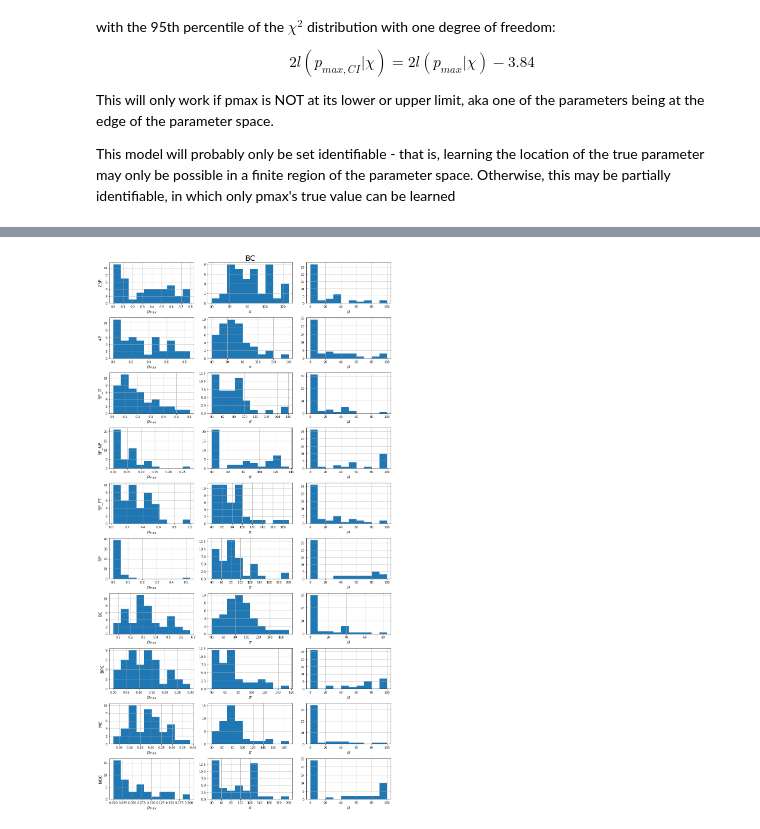
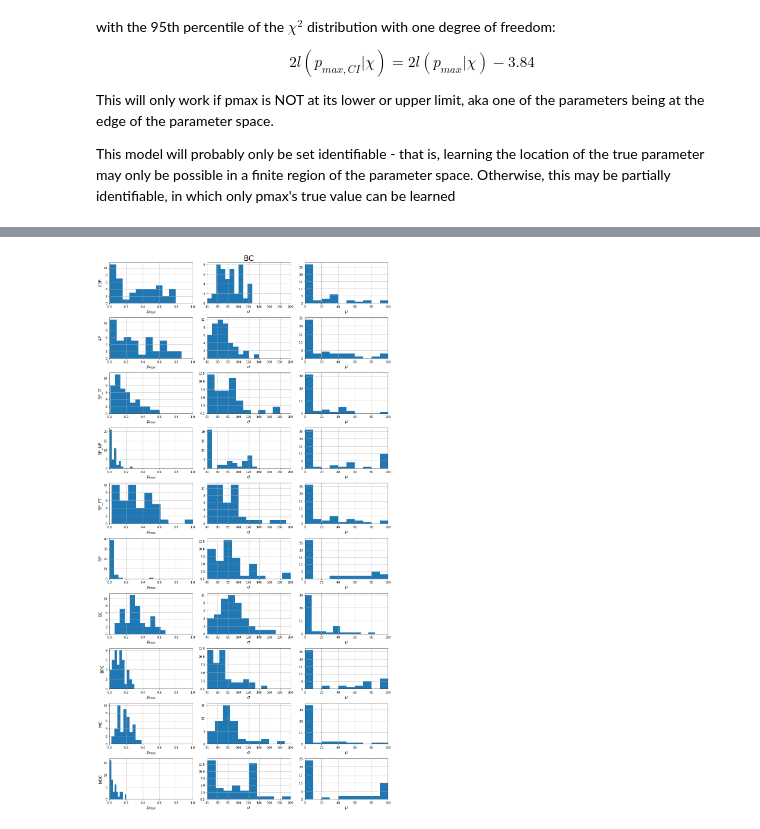
Before and after one commit to ceesem/DistanceDependentConnectivity, a Jupyter notebook: notebooks/MLE.ipynb, the cells around one changed output, grey strips where cells are left out. Cells and saved outputs as stored; diff of their text form; code cells hidden in the pictures.

```diff
--- a/notebooks/MLE.ipynb
+++ b/notebooks/MLE.ipynb
@@ -162,0 +454,12 @@ for j in range(len(results[i])):
+# %%
+fig, ax = plt.subplots(int(len(pdepth[0])),8)
+fig.set_size_inches(22,17)
+
+for i in range(len(pdepth[0])):
+    for j in range(8):
+        ax[i,j].plot(predepth[j][i],pdepth[j][i],marker='o')
+        ax[i,0].set_ylabel(cell_types[i])
+        ax[i,j].set_ylim(-.05,1.05)
+        ax[0,j].set_title(target_list[j])
+        fig.tight_layout()
+fig.savefig('./plots/heatmaps/lowlayertargets-{0:s}-{1:s}bin.pdf'.format(str(up),str(r_interval)))
@@ -162,0 +468,12 @@ for j in range(len(results[i])):
+# %%
+fig, ax = plt.subplots(int(len(pdepth[0])),11)
+fig.set_size_inches(22,17)
+
+for i in range(len(pdepth[0])):
+    for j in range(11):
+        ax[i,j].plot(predepth[j+8][i],pdepth[j+8][i],marker='o')
+        ax[i,0].set_ylabel(cell_types[i])
+        ax[i,j].set_ylim(-.05,1.05)
+        ax[0,j].set_title(target_list[j+8])
+        fig.tight_layout()
+fig.savefig('./plots/heatmaps/highlayertargets-{0:s}-{1:s}bin.pdf'.format(str(up),str(r_interval)))
@@ -162,0 +502,18 @@ for j in range(len(results[i])):
+# %%
+warnings.filterwarnings('ignore')
+
+fig, ax = plt.subplots(int(len(pmax[0])),1)
+fig.set_size_inches(7,118)
+
+for j in range(len(pmax)):
+    for i in range(len(pmax[0])):
+        ax[i].scatter(sigs[j][i],pmax[j][i],label=cell_types[j],alpha=.6)
+        ax[i].set_xlim(-3,203)
+        ax[i].set_ylim(-.03,1.03)
+        ax[i].set_xlabel('sigma (microns)', fontsize=10)
+        ax[i].set_ylabel(r'$p_{max}$', fontsize=10)
+        ax[i].set_title(np.unique(main[0][0].cell_type)[i],fontsize=14)
+        ax[i].legend()
+
+fig.tight_layout()
+fig.savefig('./plots/MLEpmaxvsig-inh-{0:s}-{1:s}bin.pdf'.format(str(up),str(r_interval)))
@@ -163,26 +549,29 @@ for j in range(len(results[i])):
 # %%
 warnings.filterwarnings('ignore')
 
 fig, ax = plt.subplots(len(pmax),3)
 fig.set_size_inches(14,26)
 
 for i in range(len(pmax)):
     ax[i,0].hist(pmax[i])
+    ax[i,0].set_xlim(0,1)
     ax[i,0].set_xlabel(r'$p_{max}$', fontsize=14)
     ax[i,0].set_ylabel(np.unique(main[0].cell_type)[i], fontsize=14)
     ax[i,0].grid()
 
     ax[i,1].hist(sigs[i])
+    ax[i,1].set_xlim(40,200)
     ax[i,1].set_xlabel(r'$\sigma$', fontsize=14)
     ax[0,1].set_title(pre[0].cell_type[0],fontsize=25)
     ax[i,1].grid()
 
     ax[i,2].hist(moo[i])
+    ax[i,2].set_xlim(0,100)
     ax[i,2].set_xlabel(r'$\mu$', fontsize=14)
     ax[i,2].grid()
 
 fig.tight_layout()
 fig.savefig('./plots/{0:s}/MLE-{1:s}-{2:s}bin.pdf'.format(str(pre[0].cell_type[0]),str(up),str(r_interval)))
 #fig.savefig('./plots/{0:s}/MLE-{1:s}-{2:s}bin-{3:s}thresh.pdf'.format(str(pre[0].cell_type[0]),str(up),str(r_interval),str(threshold)))
 # %% [output]
-[figure, old version]
+[figure, new version]
```
Also changed, not shown: parts of 46 cells of this notebook, 9 other files.
